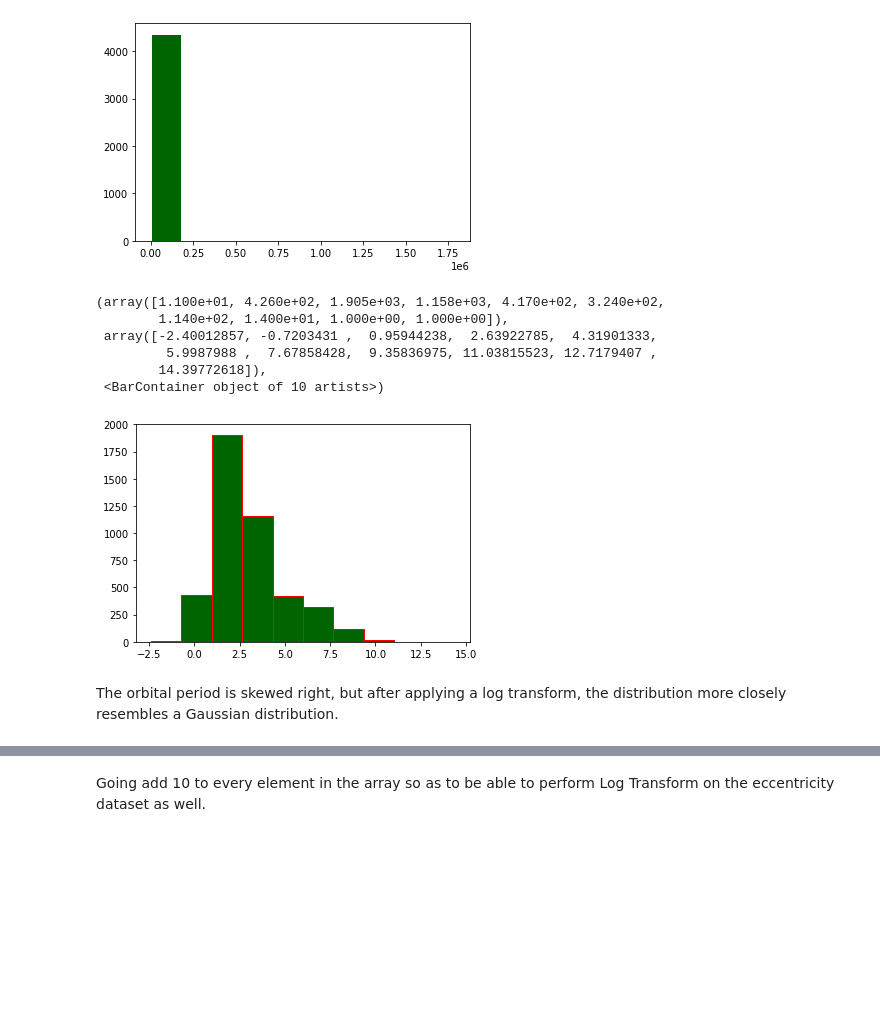
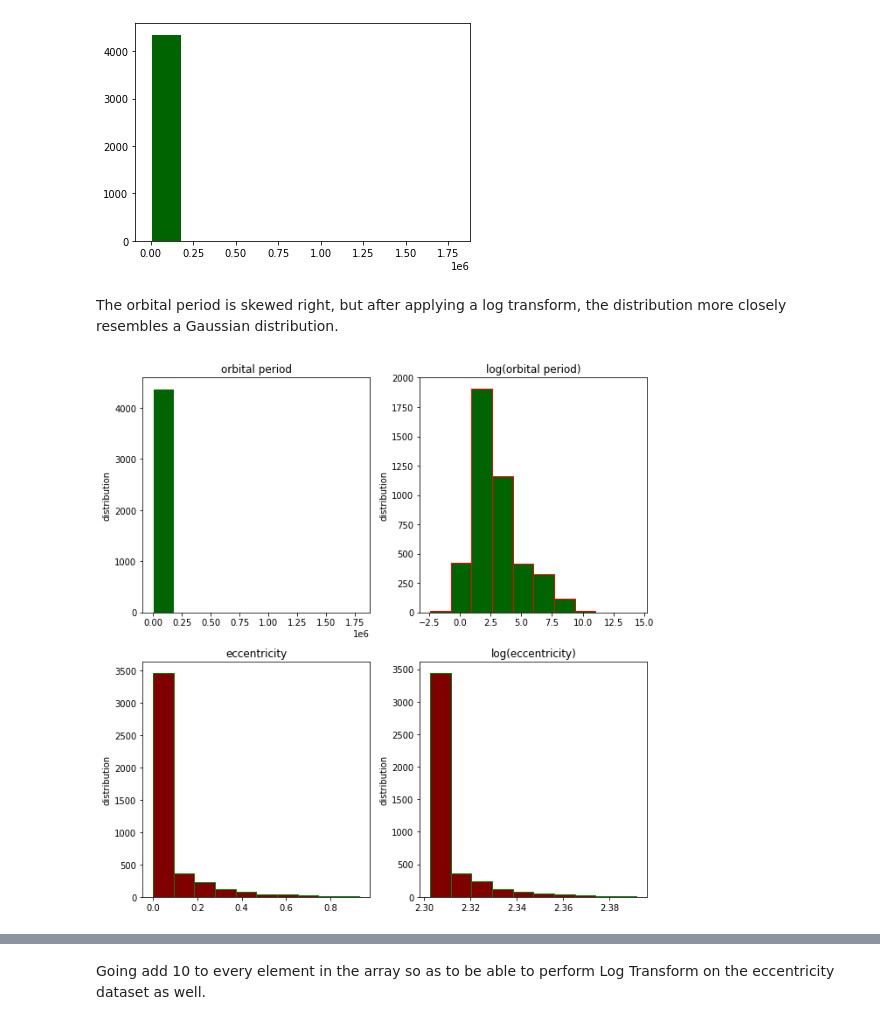
Before and after one commit to jbravo87/blog-projects, a Jupyter notebook: exoplanet_data_notebook.ipynb, the cells around one changed output, grey strips where cells are left out. Cells and saved outputs as stored; diff of their text form; code cells hidden in the pictures; blank space fills up the shorter version.

```diff
--- a/exoplanet_data_notebook.ipynb
+++ b/exoplanet_data_notebook.ipynb
@@ -221,16 +220,24 @@ plt.hist(orbper, color = "darkgreen", edgecolor = 'white')
         1.43200002e+06, 1.61100001e+06, 1.79000000e+06]),
  <BarContainer object of 10 artists>)
 [figure]
-# %%
-orbper_log = np.log(orbper)
-plt.hist(orbper_log, color = "darkgreen", edgecolor = 'red')
-# %% [output]
-(array([1.100e+01, 4.260e+02, 1.905e+03, 1.158e+03, 4.170e+02, 3.240e+02,
-        1.140e+02, 1.400e+01, 1.000e+00, 1.000e+00]),
- array([-2.40012857, -0.7203431 ,  0.95944238,  2.63922785,  4.31901333,
-         5.9987988 ,  7.67858428,  9.35836975, 11.03815523, 12.7179407 ,
-        14.39772618]),
- <BarContainer object of 10 artists>)
-[figure]
 # %% [markdown]
 The orbital period is skewed right, but after applying a log transform, the distribution more closely resembles a Gaussian distribution.
+# %%
+fig1, ax1 = plt.subplots(2, 2,figsize = (9, 9))
+
+ax1[0, 0].hist(orbper, color = 'darkgreen', edgecolor = 'white')
+ax1[0, 0].set_title('orbital period')
+orbper_log = np.log(orbper)
+ax1[0, 1].hist(orbper_log, color = "darkgreen", edgecolor = 'red')
+ax1[0, 1].set_title('log(orbital period)')
+ax1[1, 0].hist(eccen, color = "maroon", edgecolor = 'green')
+ax1[1, 0].set_title('eccentricity')
+ax1[1, 1].hist(eccen_log, color = "maroon", edgecolor = 'green')
+ax1[1, 1].set_title('log(eccentricity)')
+
+for ax in ax1.flat:
+    ax.set(ylabel = 'distribution')
+
+fig1.tight_layout()
+# %% [output]
+[figure, added]
```
Also changed, not shown: parts of 112 cells of this notebook.
